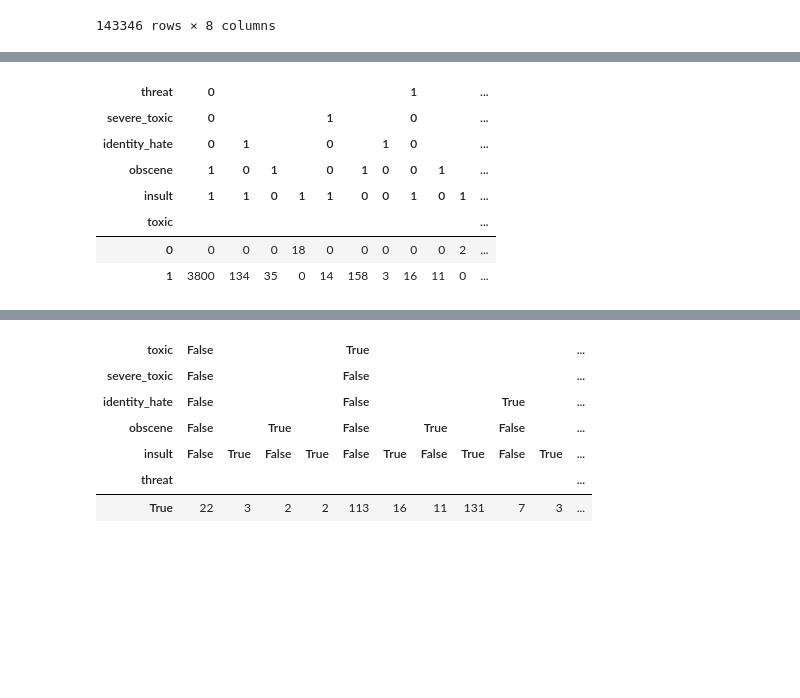
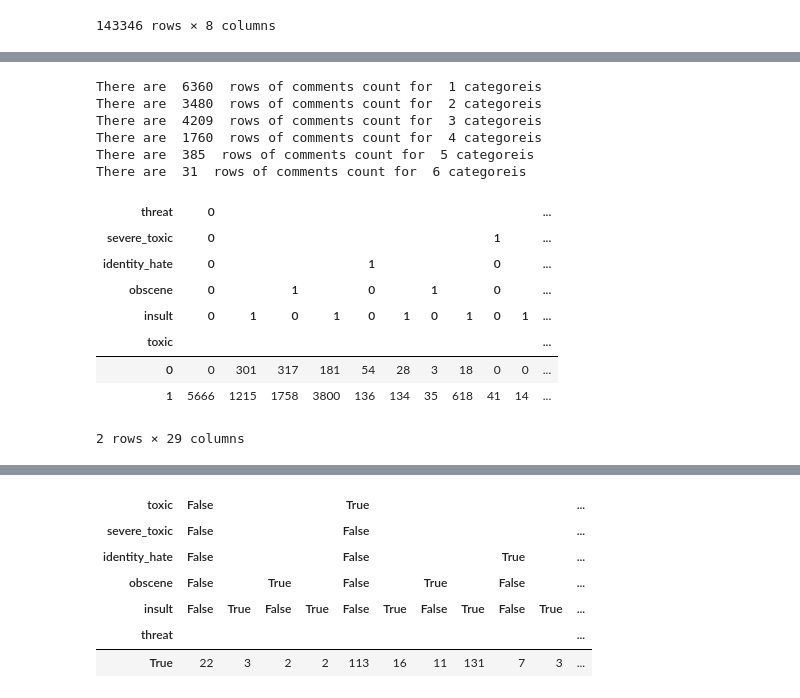
Before and after one commit to IsMondayTMR/CMPE255Project, a Jupyter notebook: toxicCommentClassification_yc.ipynb, the cells around one changed output, grey strips where cells are left out. Cells and saved outputs as stored; diff of their text form; code cells hidden in the pictures; blank space fills up the shorter version.

```diff
--- a/toxicCommentClassification_yc.ipynb
+++ b/toxicCommentClassification_yc.ipynb
@@ -190,23 +321,34 @@ gc.collect()
+# %%
+for i in range(6):
+    print("There are ",row_sum.value_counts()[i+1] , " rows of comments count for ", i+1 , "categoreis")
+# %% [output]
+There are  6360  rows of comments count for  1 categoreis
+There are  3480  rows of comments count for  2 categoreis
+There are  4209  rows of comments count for  3 categoreis
+There are  1760  rows of comments count for  4 categoreis
+There are  385  rows of comments count for  5 categoreis
+There are  31  rows of comments count for  6 categoreis
 # %%
-pd.crosstab(train_data.loc[row_sum==3]["toxic"],
+pd.crosstab(train_data.loc[row_sum>0]["toxic"],
 [
-    train_data.loc[row_sum==3]["threat"],
-    train_data.loc[row_sum==3]["severe_toxic"],
-    train_data.loc[row_sum==3]["identity_hate"],
-    train_data.loc[row_sum==3]["obscene"],
-    train_data.loc[row_sum==3]["insult"],
+    train_data.loc[row_sum>0]["threat"],
+    train_data.loc[row_sum>0]["severe_toxic"],
+    train_data.loc[row_sum>0]["identity_hate"],
+    train_data.loc[row_sum>0]["obscene"],
+    train_data.loc[row_sum>0]["insult"],
 ],
             rownames=["toxic"],
             colnames=["threat", "severe_toxic", "identity_hate", "obscene", "insult"]
 )
 # %% [output]
-| threat | 0 |  |  |  |  |  |  | 1 |  |  | ... |
-| severe_toxic | 0 |  |  |  | 1 |  |  | 0 |  |  | ... |
-| identity_hate | 0 | 1 |  |  | 0 |  | 1 | 0 |  |  | ... |
-| obscene | 1 | 0 | 1 |  | 0 | 1 | 0 | 0 | 1 |  | ... |
-| insult | 1 | 1 | 0 | 1 | 1 | 0 | 0 | 1 | 0 | 1 | ... |
+| threat | 0 |  |  |  |  |  |  |  |  |  | ... |
+| severe_toxic | 0 |  |  |  |  |  |  |  | 1 |  | ... |
+| identity_hate | 0 |  |  |  | 1 |  |  |  | 0 |  | ... |
+| obscene | 0 |  | 1 |  | 0 |  | 1 |  | 0 |  | ... |
+| insult | 0 | 1 | 0 | 1 | 0 | 1 | 0 | 1 | 0 | 1 | ... |
 | toxic |  |  |  |  |  |  |  |  |  |  | ... |
-| 0 | 0 | 0 | 0 | 18 | 0 | 0 | 0 | 0 | 0 | 2 | ... |
-| 1 | 3800 | 134 | 35 | 0 | 14 | 158 | 3 | 16 | 11 | 0 | ... |
+| 0 | 0 | 301 | 317 | 181 | 54 | 28 | 3 | 18 | 0 | 0 | ... |
+| 1 | 5666 | 1215 | 1758 | 3800 | 136 | 134 | 35 | 618 | 41 | 14 | ... |
+2 rows × 29 columns
 # %%
 threat_comments = train_data.loc[ (train_data["threat"]==1) ]
```
Also changed, not shown: parts of 43 cells of this notebook.
